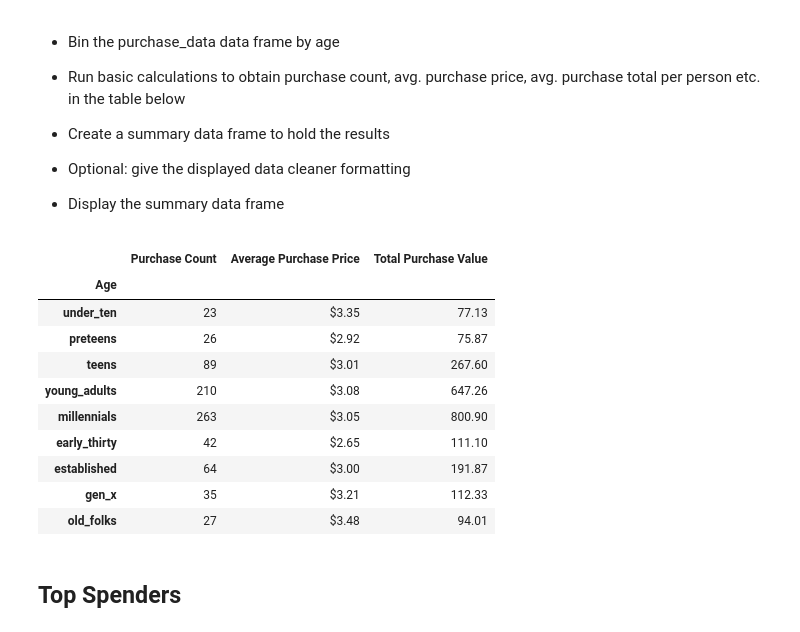
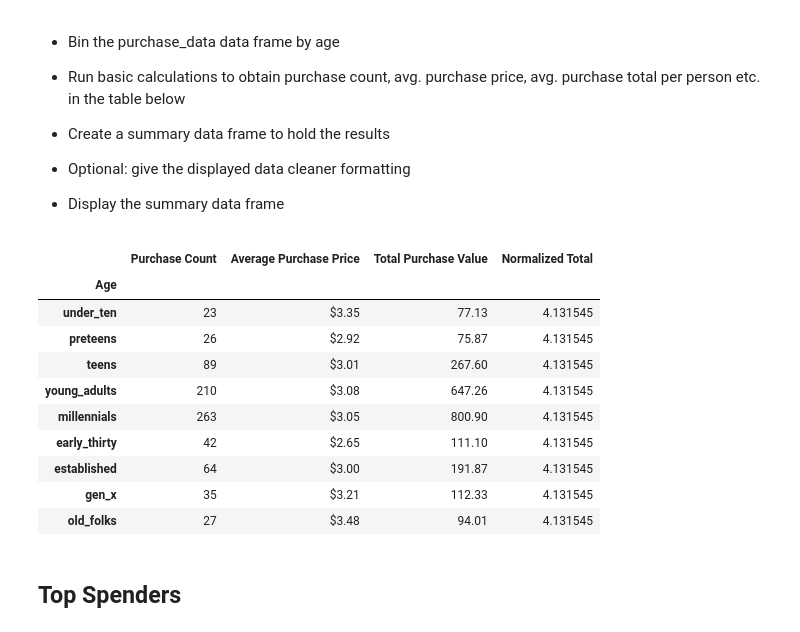
Before and after one commit to taburless/TBurless_GW_HW, a Jupyter notebook: Pandas HW/Part-3/Task-A-HeroesOfPymoli/HeroesOfPymoli/HeroesOfPymoli_starter.ipynb, the cells around one changed output. Saved outputs shown, nothing was run; the diff lists cells and outputs as text; code cells hidden in the pictures.

```diff
--- a/Pandas HW/Part-3/Task-A-HeroesOfPymoli/HeroesOfPymoli/HeroesOfPymoli_starter.ipynb
+++ b/Pandas HW/Part-3/Task-A-HeroesOfPymoli/HeroesOfPymoli/HeroesOfPymoli_starter.ipynb
@@ -190,29 +190,30 @@ age_summary_table
 # %%
 #Purchasing Analysis (Age)
 purchase_data["Age"] = pd.cut(purchase_data["Age"], bins, labels=group_names, right=False)
 age_purchase_total = purchase_data.groupby(["Age"]).sum()["Price"].rename("Total Purchase Value")
 age_avg = purchase_data.groupby(["Age"]).mean()["Price"].rename("Average Purchase Price").map("${0:,.2f}".format)
 age_count = purchase_data.groupby(["Age"]).count()["Price"].rename("Purchase Count")
+normalized_age = purchase_data["Price"].sum()/purchase_data['SN'].nunique()
 
-#normalize_total = age_purchase_total / age_summary_table
 age_data = pd.DataFrame({"Purchase Count": age_count,
                         "Average Purchase Price": age_avg,
-                        "Total Purchase Value": age_purchase_total
-                        #"Normalized Total": normalize_total
+                        "Total Purchase Value": age_purchase_total,
+                        "Normalized Total": normalized_age
                         })
+age_data.style.format({"Normalized Total": "$(:.2f)"})
 age_data
 # %% [output]
-|  | Purchase Count | Average Purchase Price | Total Purchase Value |
-| Age |  |  |  |
-| under_ten | 23 | $3.35 | 77.13 |
-| preteens | 26 | $2.92 | 75.87 |
-| teens | 89 | $3.01 | 267.60 |
-| young_adults | 210 | $3.08 | 647.26 |
-| millennials | 263 | $3.05 | 800.90 |
-| early_thirty | 42 | $2.65 | 111.10 |
-| established | 64 | $3.00 | 191.87 |
-| gen_x | 35 | $3.21 | 112.33 |
-| old_folks | 27 | $3.48 | 94.01 |
+|  | Purchase Count | Average Purchase Price | Total Purchase Value | Normalized Total |
+| Age |  |  |  |  |
+| under_ten | 23 | $3.35 | 77.13 | 4.131545 |
+| preteens | 26 | $2.92 | 75.87 | 4.131545 |
+| teens | 89 | $3.01 | 267.60 | 4.131545 |
+| young_adults | 210 | $3.08 | 647.26 | 4.131545 |
+| millennials | 263 | $3.05 | 800.90 | 4.131545 |
+| early_thirty | 42 | $2.65 | 111.10 | 4.131545 |
+| established | 64 | $3.00 | 191.87 | 4.131545 |
+| gen_x | 35 | $3.21 | 112.33 | 4.131545 |
+| old_folks | 27 | $3.48 | 94.01 | 4.131545 |
 # %% [markdown]
 ## Top Spenders
 # %% [markdown]
```
Also changed, not shown: parts of 4 cells of this notebook.
